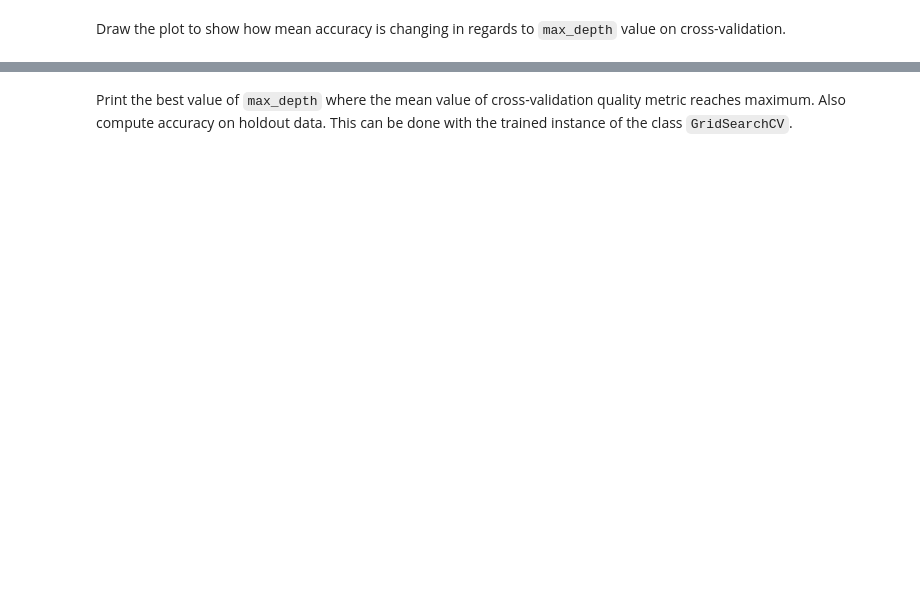
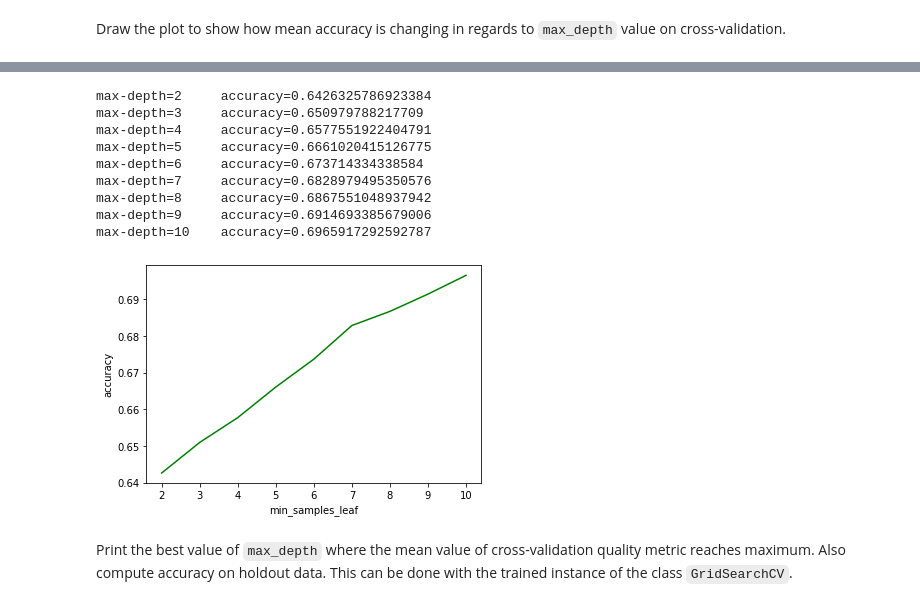
Before and after one commit to Kodluyoruz-Veri-Bilimi-Bootcamp/assignment2-classification-nbsas, a Jupyter notebook: assignment2_part1_decision_trees-improved.ipynb, the cells around one changed output, grey strips where cells are left out. Cells and saved outputs as stored; diff of their text form; code cells hidden in the pictures; blank space fills up the shorter version.

```diff
--- a/assignment2_part1_decision_trees-improved.ipynb
+++ b/assignment2_part1_decision_trees-improved.ipynb
@@ -321,3 +331,19 @@ max-depth=10    accuracy=0.7259389180454161
+# %%
+plt.xlabel("min_samples_leaf")
+plt.ylabel("accuracy")
+plt.plot(np.arange(2,11), accuracies_by_leaf, color="green")
+for i in accuracies_by_leaf: print("max-depth={0}\taccuracy={1}".format(accuracies_by_leaf.index(i)+2,i))
+# %% [output]
+max-depth=2     accuracy=0.6426325786923384
+max-depth=3     accuracy=0.650979788217709
+max-depth=4     accuracy=0.6577551922404791
+max-depth=5     accuracy=0.6661020415126775
+max-depth=6     accuracy=0.673714334338584
+max-depth=7     accuracy=0.6828979495350576
+max-depth=8     accuracy=0.6867551048937942
+max-depth=9     accuracy=0.6914693385679006
+max-depth=10    accuracy=0.6965917292592787
+[figure, added]
 # %% [markdown]
 Print the best value of `max_depth` where the mean value of cross-validation quality metric reaches maximum. Also compute accuracy on holdout data. This can be done with the trained instance of the class `GridSearchCV`.
 # %%
```
Also changed, not shown: parts of 5 cells of this notebook.
